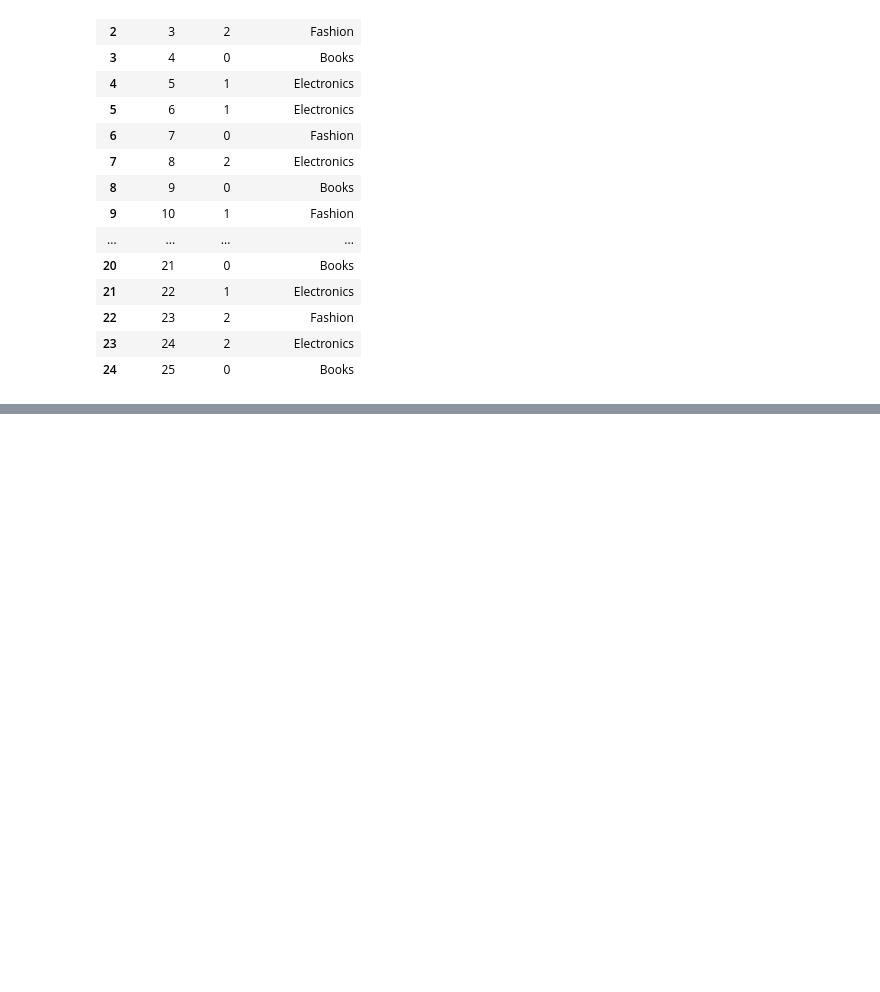
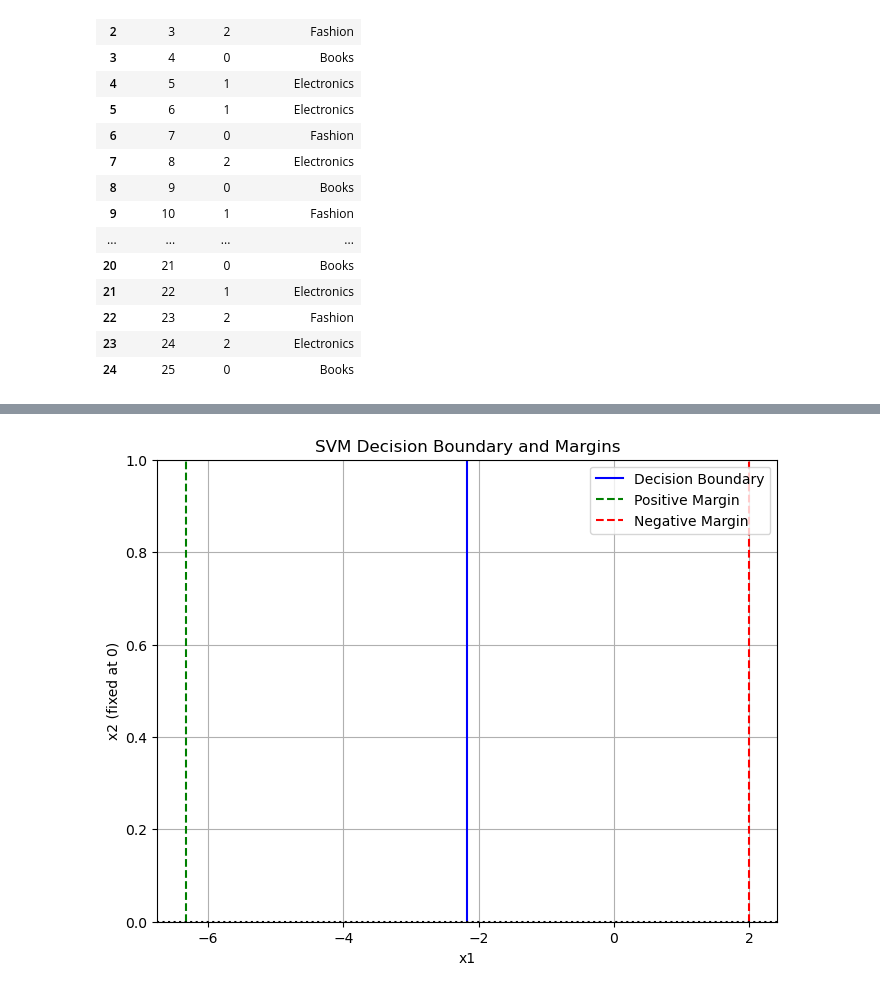
Before and after one commit to allstarmayu/MLFinalExam, a Jupyter notebook: Machine Learning Final Exam.ipynb, the cells around one changed output, grey strips where cells are left out. Saved outputs shown, nothing was run; the diff lists cells and outputs as text; code cells hidden in the pictures; blank space fills up the shorter version.

```diff
--- a/Machine Learning Final Exam.ipynb
+++ b/Machine Learning Final Exam.ipynb
@@ -230,0 +258,29 @@ df_amazon[['User_ID', 'Cluster', 'Frequent_Category']]
+# %%
+w = np.array([-0.24, 0])  # Weight vector
+b = -0.52  # Bias
+margin = 1  # Margin value
+
+# Define the x1 range (as x2 = 0 based on w)
+x1_range = np.linspace(-10, 10, 500)
+
+# Decision boundary (where f(x) = 0)
+decision_boundary = -b / w[0]  # x1 = -b / w[0]
+
+# Margin lines (f(x) = +1 and f(x) = -1)
+positive_margin = (1 - b) / w[0]  # x1 for f(x) = +1
+negative_margin = (-1 - b) / w[0]  # x1 for f(x) = -1
+
+# Plotting
+plt.figure(figsize=(8, 6))
+
+
+# Add labels and legend
+plt.title('SVM Decision Boundary and Margins')
+plt.xlabel('x1')
+plt.ylabel('x2 (fixed at 0)')
+plt.axhline(0, color='black', linestyle=':')  # x2-axis for reference
+plt.legend()
+plt.grid()
+plt.show()
+# %% [output]
+[figure, added]
```
Also changed, not shown: parts of 1 cell of this notebook.
